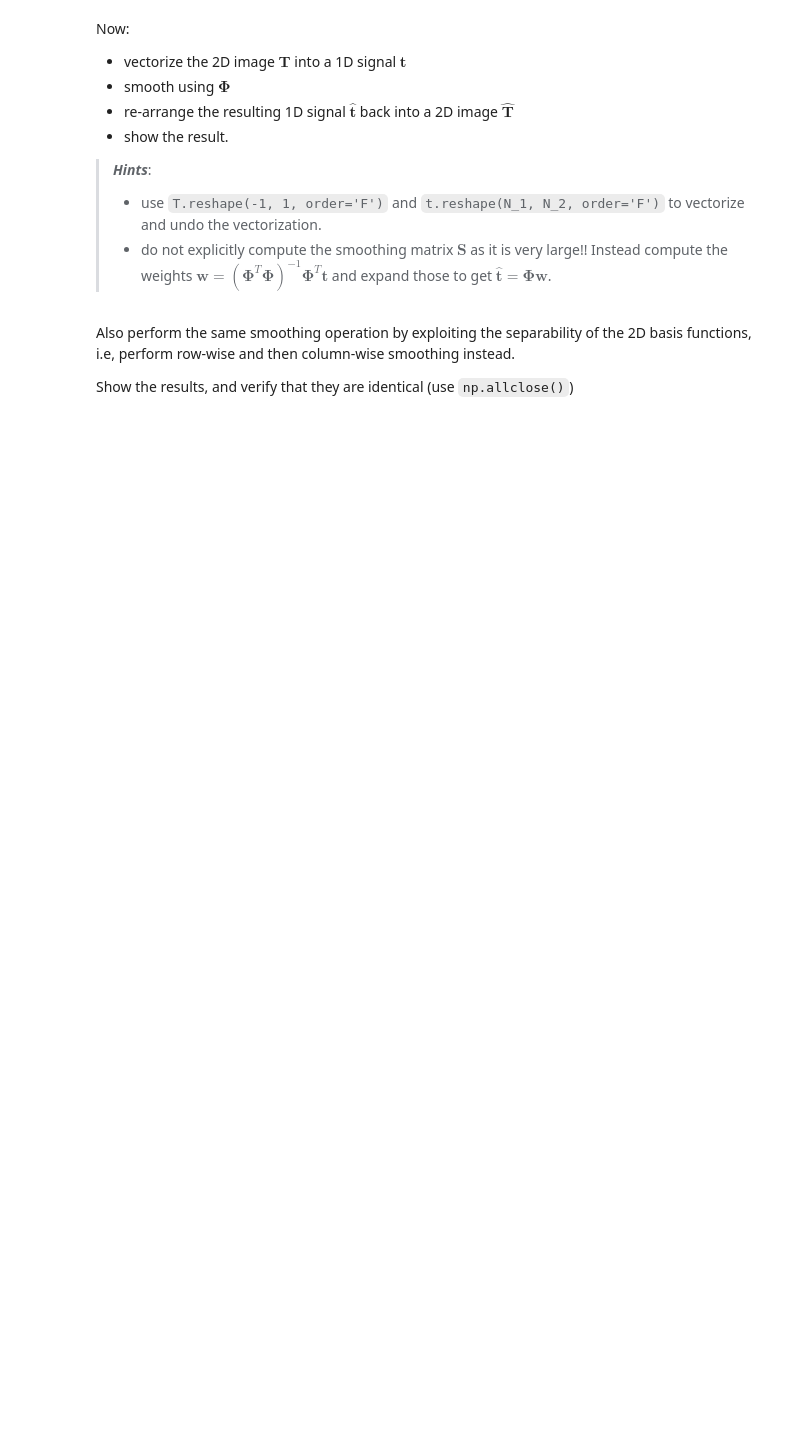
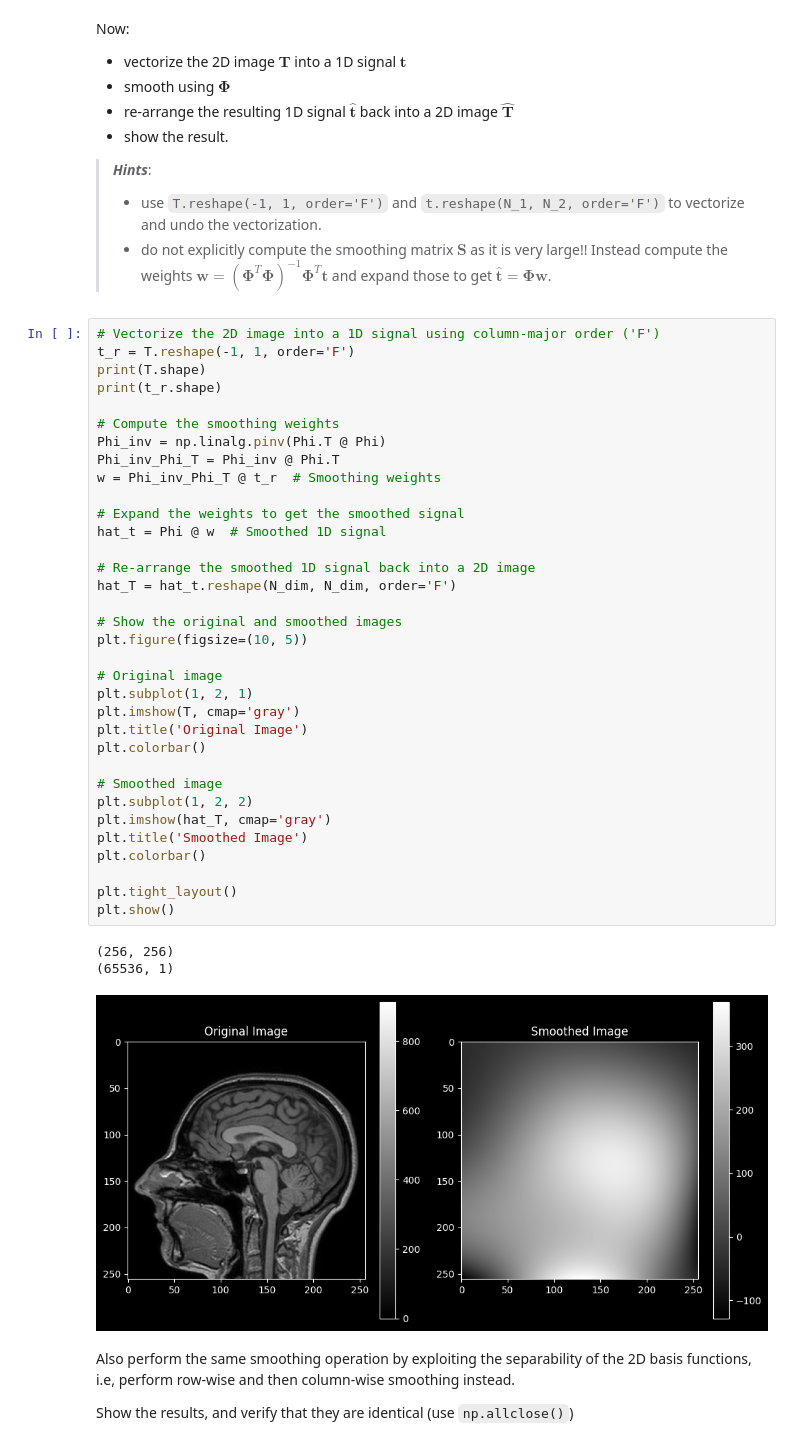
Before and after one commit to aliciags/medical-image-analysis-dtu, a Jupyter notebook: w1/Exercise1_student.ipynb, the cells around one changed output. Saved outputs shown, nothing was run; the diff lists cells and outputs as text; blank space fills up the shorter version.

````diff
--- a/w1/Exercise1_student.ipynb
+++ b/w1/Exercise1_student.ipynb
@@ -545,6 +540,44 @@ Now:
 >***Hints***:
 >* use ```T.reshape(-1, 1, order='F')``` and ```t.reshape(N_1, N_2, order='F')``` to vectorize and undo the vectorization.
 >* do not explicitly compute the smoothing matrix $\mathbf{S}$ as it is very large!! Instead compute the weights $\mathbf{w} = (\boldsymbol{\Phi}^T \boldsymbol{\Phi})^{-1} \boldsymbol{\Phi}^T \mathbf{t}$ and expand those to get $\mathbf{\hat{t}} = \boldsymbol{\Phi} \mathbf{w}$.
+# %%
+# Vectorize the 2D image into a 1D signal using column-major order ('F')
+t_r = T.reshape(-1, 1, order='F')
+print(T.shape)
+print(t_r.shape)
+
+# Compute the smoothing weights
+Phi_inv = np.linalg.pinv(Phi.T @ Phi)
+Phi_inv_Phi_T = Phi_inv @ Phi.T
+w = Phi_inv_Phi_T @ t_r  # Smoothing weights
+
+# Expand the weights to get the smoothed signal
+hat_t = Phi @ w  # Smoothed 1D signal
+
+# Re-arrange the smoothed 1D signal back into a 2D image
+hat_T = hat_t.reshape(N_dim, N_dim, order='F')
+
+# Show the original and smoothed images
+plt.figure(figsize=(10, 5))
+
+# Original image
+plt.subplot(1, 2, 1)
+plt.imshow(T, cmap='gray')
+plt.title('Original Image')
+plt.colorbar()
+
+# Smoothed image
+plt.subplot(1, 2, 2)
+plt.imshow(hat_T, cmap='gray')
+plt.title('Smoothed Image')
+plt.colorbar()
+
+plt.tight_layout()
+plt.show()
+# %% [output]
+(256, 256)
+(65536, 1)
+[figure, added]
 # %% [markdown]
 Also perform the same smoothing operation by exploiting the separability of the 2D basis functions, i.e, perform row-wise and then column-wise smoothing instead.
 
````
Also changed, not shown: parts of 3 cells of this notebook.
